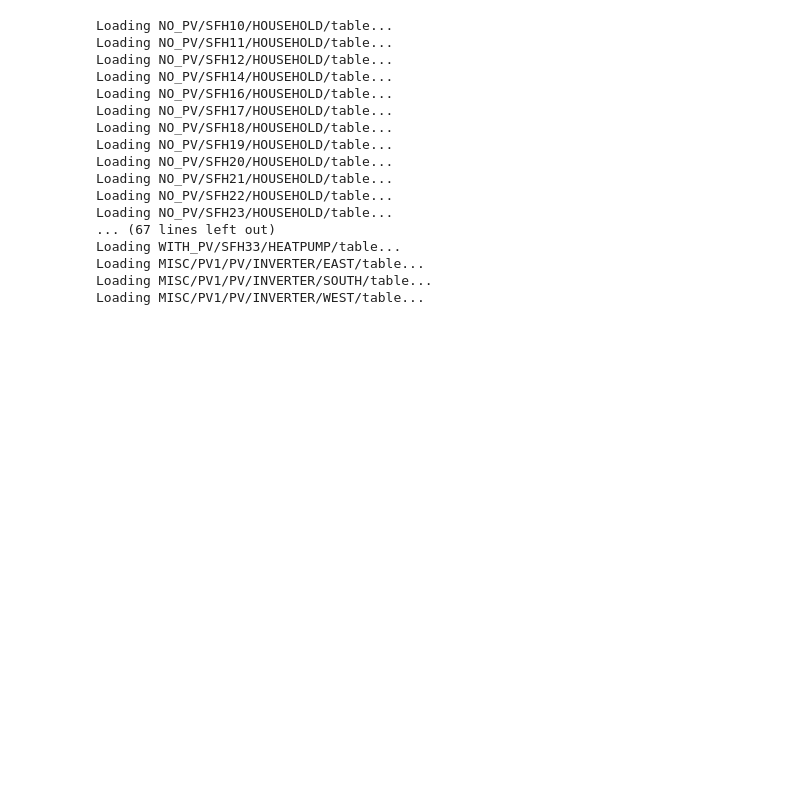
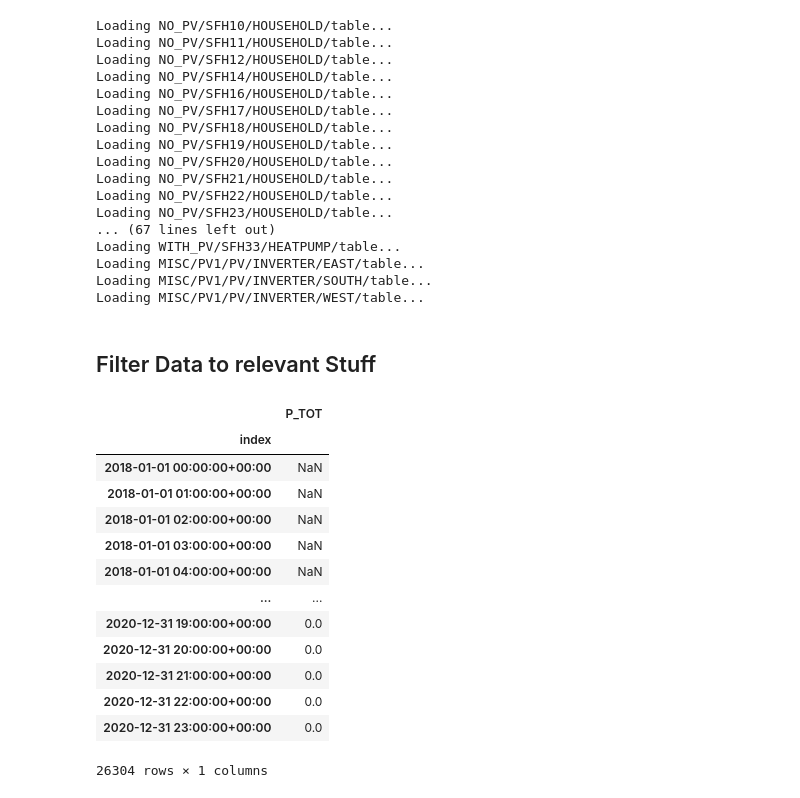
Before and after one commit to JaMoPinter/MPC-vs-RBC, a Jupyter notebook: data/load_data.ipynb, the cells around one changed output. Cells and saved outputs as stored; diff of their text form; code cells hidden in the pictures; blank space fills up the shorter version.

```diff
--- a/data/load_data.ipynb
+++ b/data/load_data.ipynb
@@ -175,4 +175,42 @@ Loading WITH_PV/SFH33/HEATPUMP/table...
 Loading MISC/PV1/PV/INVERTER/EAST/table...
 Loading MISC/PV1/PV/INVERTER/SOUTH/table...
 Loading MISC/PV1/PV/INVERTER/WEST/table...
+# %% [markdown]
+## Filter Data to relevant Stuff
+# %%
+# Take the data and filter it to only keep relevant information
+def filter_data(data_dict, columns_to_keep):
+    # iterate through keys and filter each DataFrame
+    filtered_data = {}
+    for key, df in data_dict.items():
+        # Only keep columns that exist in the DataFrame
+        cols_present = [col for col in columns_to_keep if col in df.columns]
+        filtered_data[key] = df[cols_present].copy()
+
+    return filtered_data
+
+columns_to_keep = ['P_TOT', 'P_TOT_WITH_PV', 'P_TOT_WITHOUT_PV']
+
+building_data = filter_data(buidding_data, columns_to_keep)
+heatpump_data = filter_data(heatpump_data, columns_to_keep)
+misc_data = filter_data(misc_data, columns_to_keep)
+# %%
+# TODO: Check warum hier nur eine PV drin ist. Wo ist PV für East/South/West? Wir müssten 3 haben eigentlich
+# TODO: Für Prosumption: Building data (P_TOT)
+misc_data['PV1']
+# %% [output]
+|  | P_TOT |
+| index |  |
+| 2018-01-01 00:00:00+00:00 | NaN |
+| 2018-01-01 01:00:00+00:00 | NaN |
+| 2018-01-01 02:00:00+00:00 | NaN |
+| 2018-01-01 03:00:00+00:00 | NaN |
+| 2018-01-01 04:00:00+00:00 | NaN |
+| ... | ... |
+| 2020-12-31 19:00:00+00:00 | 0.0 |
+| 2020-12-31 20:00:00+00:00 | 0.0 |
+| 2020-12-31 21:00:00+00:00 | 0.0 |
+| 2020-12-31 22:00:00+00:00 | 0.0 |
+| 2020-12-31 23:00:00+00:00 | 0.0 |
+26304 rows × 1 columns
 # %%
```
Also changed, not shown: parts of 2 cells of this notebook.
